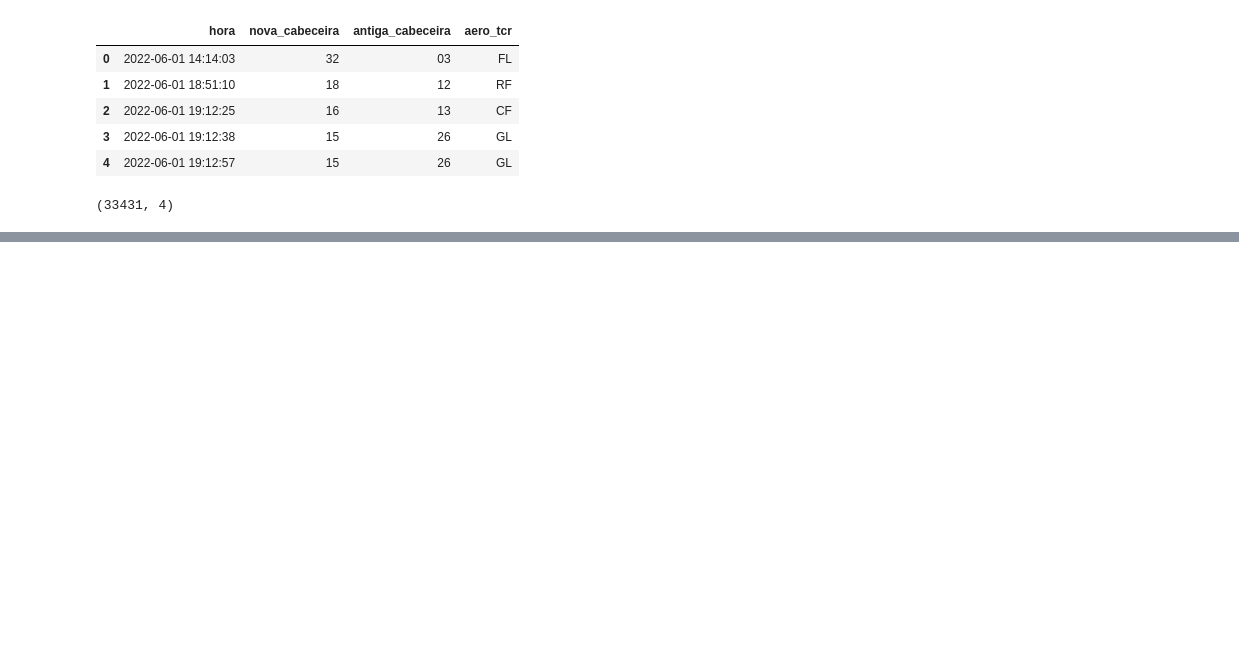
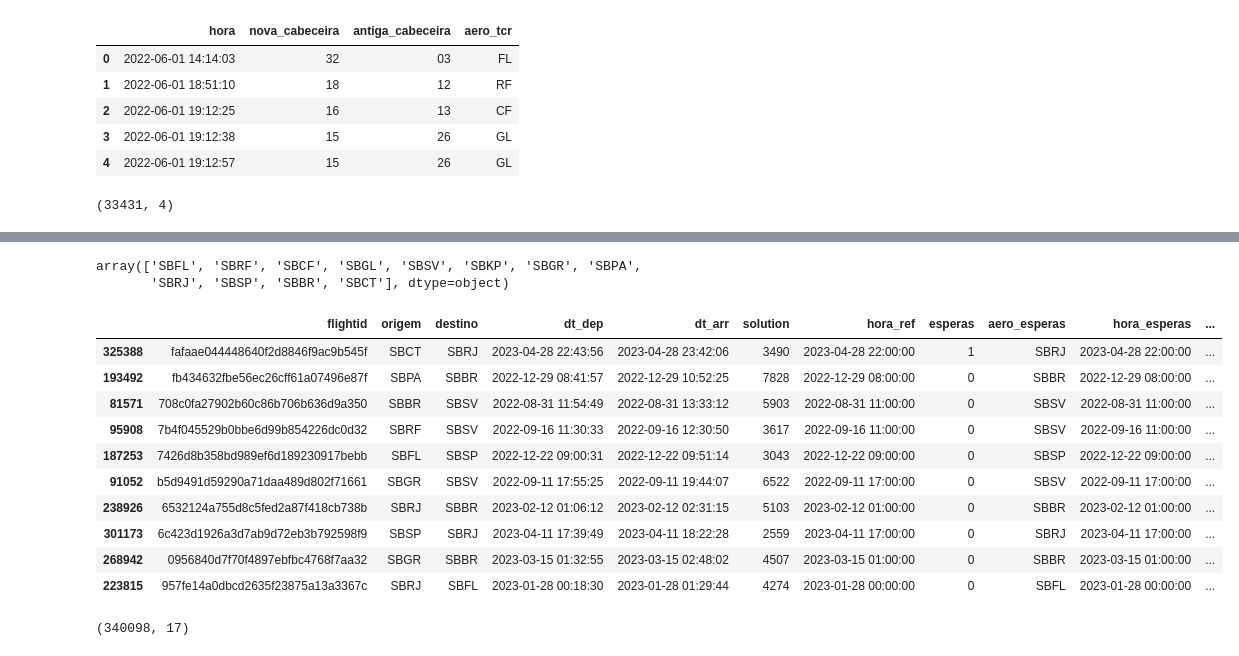
Before and after one commit to InAI-Delta/ita-datascience-2023, a Jupyter notebook: initial_analysis.ipynb, the cells around one changed output, grey strips where cells are left out. Cells and saved outputs as stored; diff of their text form; code cells hidden in the pictures; blank space fills up the shorter version.

Commit message:
update: data cleaning for initial analysis

```diff
--- a/initial_analysis.ipynb
+++ b/initial_analysis.ipynb
@@ -141,0 +160,9 @@ display(tc_real_df.shape)
+# %%
+esperas_df['aero_esperas'] = esperas_df['aero']
+esperas_df = esperas_df.drop(['aero'], axis=1)
+esperas_df['hora_esperas'] = esperas_df['hora']
+esperas_df = esperas_df.drop(['hora'], axis=1)
+esperas_df['hora_ref'] = esperas_df['hora_esperas']
+esperas_df['destino'] = esperas_df['aero_esperas']
+
+esperas_df.head()
@@ -166,0 +190,15 @@ prev_merged.head()
+# %%
+tc_real_df['hora_ref'] = tc_real_df.hora.apply(lambda x: x.replace(minute=0, second=0, microsecond=0))
+tc_prev_df['hora_ref'] = tc_prev_df.hora
+
+tc_real_df['hora_tcr'] = tc_real_df.hora
+tc_prev_df['hora_tcp'] = tc_prev_df.hora
+tc_real_df = tc_real_df.drop(['hora'], axis=1)
+tc_prev_df = tc_prev_df.drop(['hora'], axis=1)
+
+tc_real_df['destino'] = tc_real_df.aero_tcr
+tc_prev_df['destino'] = tc_prev_df.aero_tcp
+
+
+display(tc_real_df.head())
+display(tc_prev_df.head())
@@ -166,0 +218,36 @@ prev_merged.head()
+# %%
+tc_prev_df['destino'] = 'SB' + tc_prev_df['destino'].astype(str)
+tc_prev_df['destino'].unique()
+
+tc_real_df['destino'] = 'SB' + tc_real_df['destino'].astype(str)
+tc_real_df['destino'].unique()
+
+tc_prev_df['aero_tcp'] = 'SB' + tc_prev_df['aero_tcp'].astype(str)
+tc_prev_df['aero_tcp'].unique()
+
+tc_real_df['aero_tcr'] = 'SB' + tc_real_df['aero_tcr'].astype(str)
+tc_real_df['aero_tcr'].unique()
+# %% [output]
+array(['SBFL', 'SBRF', 'SBCF', 'SBGL', 'SBSV', 'SBKP', 'SBGR', 'SBPA',
+       'SBRJ', 'SBSP', 'SBBR', 'SBCT'], dtype=object)
+# %%
+train_data = pd.merge(bimtra_df, esperas_df, how='left', on=['hora_ref', 'destino'])
+train_data = pd.merge(train_data, tc_prev_df, how='left', on=['hora_ref', 'destino'])
+train_data = pd.merge(train_data, tc_real_df, how='left', on=['hora_ref', 'destino'])
+# train_data['hora_ref'] = train_data['hora_ref'].dt.strftime('%Y-%m-%d %H:%M:%S')
+# %%
+display(train_data.sample(10))
+display(train_data.shape)
+# %% [output]
+|  | flightid | origem | destino | dt_dep | dt_arr | solution | hora_ref | esperas | aero_esperas | hora_esperas | ... |
+| 325388 | fafaae044448640f2d8846f9ac9b545f | SBCT | SBRJ | 2023-04-28 22:43:56 | 2023-04-28 23:42:06 | 3490 | 2023-04-28 22:00:00 | 1 | SBRJ | 2023-04-28 22:00:00 | ... |
+| 193492 | fb434632fbe56ec26cff61a07496e87f | SBPA | SBBR | 2022-12-29 08:41:57 | 2022-12-29 10:52:25 | 7828 | 2022-12-29 08:00:00 | 0 | SBBR | 2022-12-29 08:00:00 | ... |
+| 81571 | 708c0fa27902b60c86b706b636d9a350 | SBBR | SBSV | 2022-08-31 11:54:49 | 2022-08-31 13:33:12 | 5903 | 2022-08-31 11:00:00 | 0 | SBSV | 2022-08-31 11:00:00 | ... |
+| 95908 | 7b4f045529b0bbe6d99b854226dc0d32 | SBRF | SBSV | 2022-09-16 11:30:33 | 2022-09-16 12:30:50 | 3617 | 2022-09-16 11:00:00 | 0 | SBSV | 2022-09-16 11:00:00 | ... |
+| 187253 | 7426d8b358bd989ef6d189230917bebb | SBFL | SBSP | 2022-12-22 09:00:31 | 2022-12-22 09:51:14 | 3043 | 2022-12-22 09:00:00 | 0 | SBSP | 2022-12-22 09:00:00 | ... |
+| 91052 | b5d9491d59290a71daa489d802f71661 | SBGR | SBSV | 2022-09-11 17:55:25 | 2022-09-11 19:44:07 | 6522 | 2022-09-11 17:00:00 | 0 | SBSV | 2022-09-11 17:00:00 | ... |
+| 238926 | 6532124a755d8c5fed2a87f418cb738b | SBRJ | SBBR | 2023-02-12 01:06:12 | 2023-02-12 02:31:15 | 5103 | 2023-02-12 01:00:00 | 0 | SBBR | 2023-02-12 01:00:00 | ... |
+| 301173 | 6c423d1926a3d7ab9d72eb3b792598f9 | SBSP | SBRJ | 2023-04-11 17:39:49 | 2023-04-11 18:22:28 | 2559 | 2023-04-11 17:00:00 | 0 | SBRJ | 2023-04-11 17:00:00 | ... |
+| 268942 | 0956840d7f70f4897ebfbc4768f7aa32 | SBGR | SBBR | 2023-03-15 01:32:55 | 2023-03-15 02:48:02 | 4507 | 2023-03-15 01:00:00 | 0 | SBBR | 2023-03-15 01:00:00 | ... |
+| 223815 | 957fe14a0dbcd2635f23875a13a3367c | SBRJ | SBFL | 2023-01-28 00:18:30 | 2023-01-28 01:29:44 | 4274 | 2023-01-28 00:00:00 | 0 | SBFL | 2023-01-28 00:00:00 | ... |
+(340098, 17)
```
Also changed, not shown: parts of 15 cells of this notebook.
